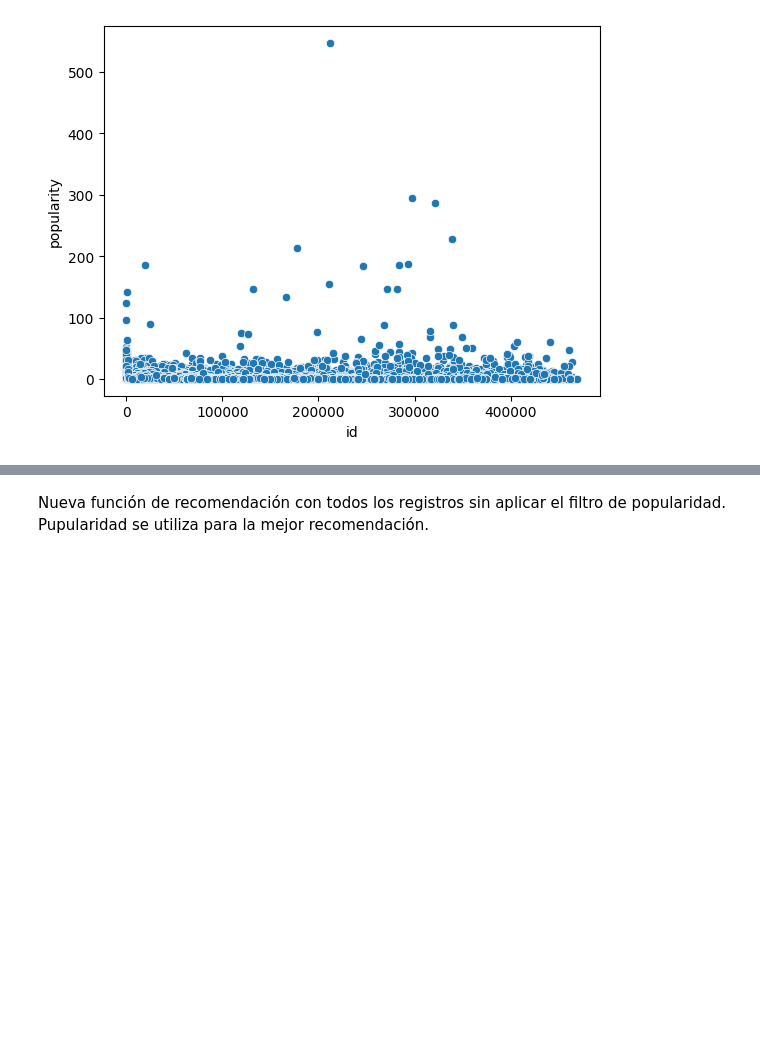
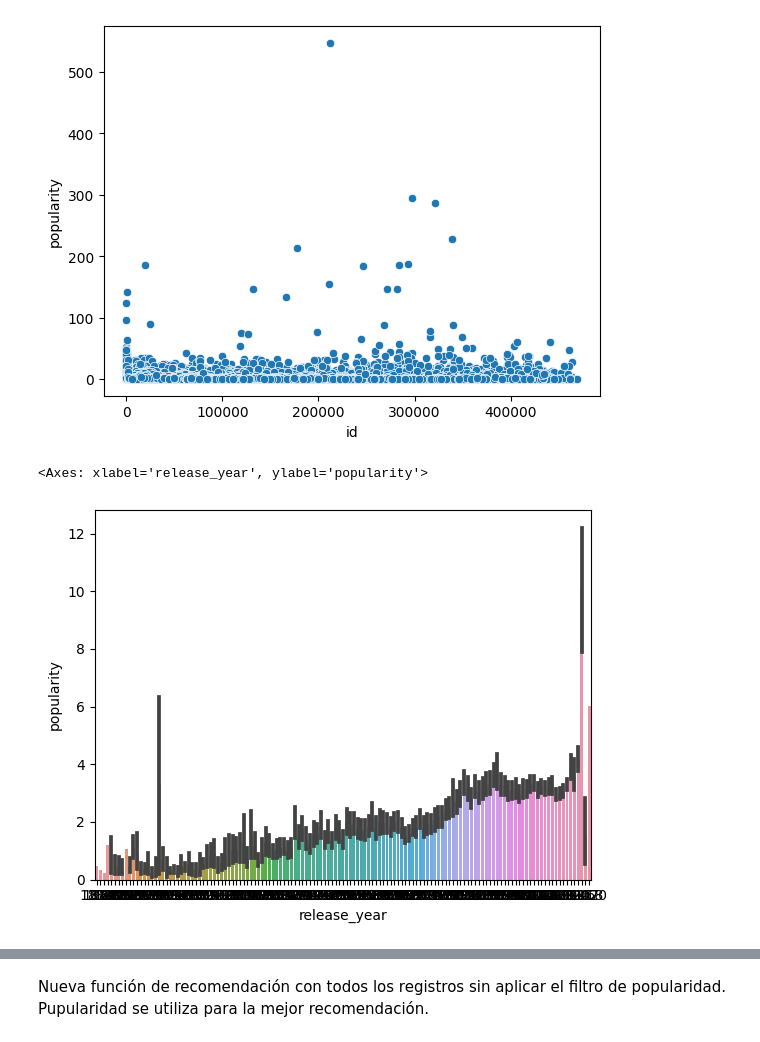
Before and after one commit to Loutrec2001/Proyecto-Individual-1, a Jupyter notebook: Final.ipynb, the cells around one changed output, grey strips where cells are left out. Cells and saved outputs as stored; diff of their text form; code cells hidden in the pictures; blank space fills up the shorter version.

```diff
--- a/Final.ipynb
+++ b/Final.ipynb
@@ -306,3 +306,8 @@ sn.scatterplot(x =movies['id'], y = movies['popularity'])
 # %% [output]
 <Axes: xlabel='id', ylabel='popularity'>
 [figure]
+# %%
+sns.barplot(data=movies, x = 'release_year', y = 'popularity')
+# %% [output]
+<Axes: xlabel='release_year', ylabel='popularity'>
+[figure, added]
```
Also changed, not shown: parts of 18 cells of this notebook, 3 other files.
